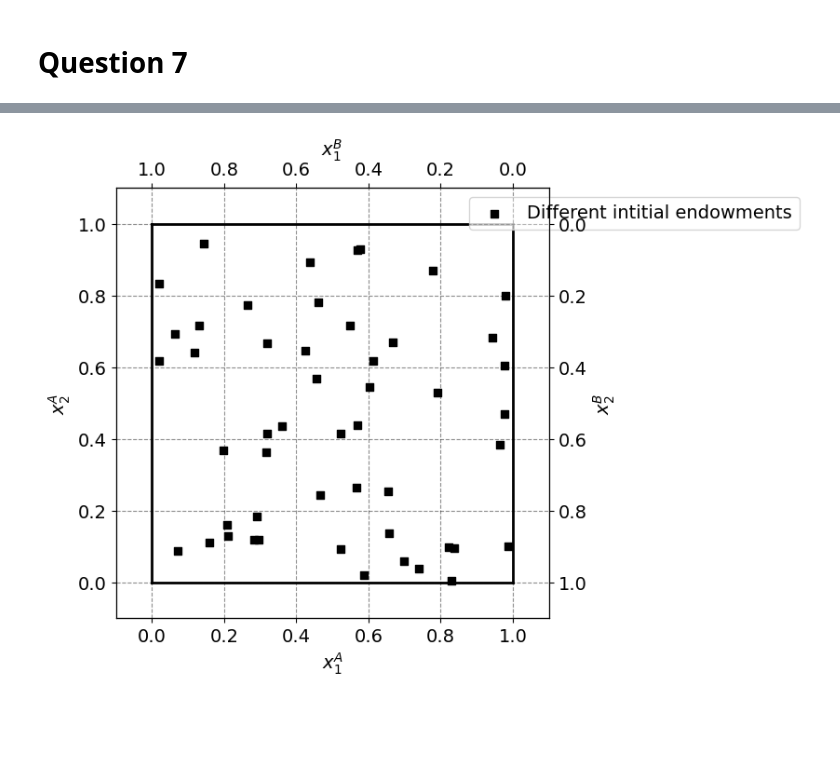
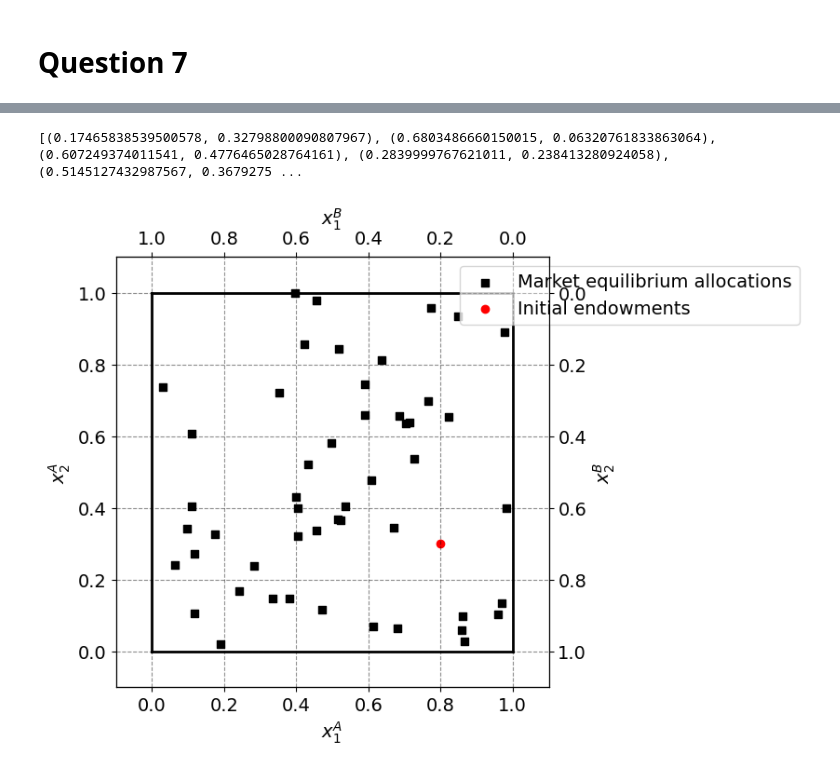
Before and after one commit to NumEconCopenhagen/projects-2024-simon-katrine, a Jupyter notebook: inauguralproject/inauguralproject.ipynb, the cells around one changed output, grey strips where cells are left out. Drawn from its saved outputs; the diff is of its cells as text; code cells hidden in the pictures; blank space fills up the shorter version.

```diff
--- a/inauguralproject/inauguralproject.ipynb
+++ b/inauguralproject/inauguralproject.ipynb
@@ -465,0 +619,27 @@ We cannot code the market equilibriums and therefore we have plottet the 50 diff
+# %%
+# Define the market_clearing function, where we return the absolute value of eps1 and eps2
+def market_clearing(p1, model_instance):
+    eps1, eps2 = model_instance.check_market_clearing(p1)
+    return abs(eps1) + abs(eps2)
+
+# List to store allocations for consumer A
+allocations_A = []
+
+# Loop over each initial endowment allocation found in question 7
+for i in range(50):
+    # Print the initial endowment for consumer A
+    print(f"Iteration {i+1}: Initial endowment for consumer A: (w1A, w2A) =", tuple(initial_endowments_A[i]))
+
+    # Here, you would do the rest of your calculations to find the optimal prices and allocations
+    # For simplicity, let's assume some random allocations
+    x1A = np.random.uniform(0, 1)
+    x2A = np.random.uniform(0, 1)
+
+    # Append the allocation for consumer A to the list
+    allocations_A.append((x1A, x2A))
+
+    # Print the allocation for consumer A
+    print(f"Iteration {i+1}: Allocation for consumer A: (x1A, x2A) = ({x1A}, {x2A})")
+
+# Now, you can use the allocations_A list to plot the values in an Edward plot
+# You would need to provide more details or code for how you intend to plot them in the Edward plot
@@ -466,37 +664,41 @@ We cannot code the market equilibriums and therefore we have plottet the 50 diff
+# %%
+print(allocations_A)
+# %% [output]
+[(0.17465838539500578, 0.32798800090807967), (0.6803486660150015, 0.06320761833863064), (0.607249374011541, 0.4776465028764161), (0.2839999767621011, 0.238413280924058), (0.5145127432987567, 0.3679275 ...
 # %%
 # a. total endowment
 w1bar = 1.0
 w2bar = 1.0
 
 # b. figure set up
 fig = plt.figure(frameon=False,figsize=(6,6), dpi=100)
 ax_A = fig.add_subplot(1, 1, 1)
 
 ax_A.set_xlabel("$x_1^A$")
 ax_A.set_ylabel("$x_2^A$")
 
 temp = ax_A.twinx()
 temp.set_ylabel("$x_2^B$")
 ax_B = temp.twiny()
 ax_B.set_xlabel("$x_1^B$")
 ax_B.invert_xaxis()
 ax_B.invert_yaxis()
 
-# Plotting the better combinations of x1 and x2 for consumer A and B
-#ax_A.scatter(par.w1A,par.w2A,marker='s',color='black',label='endowment')
-ax_A.scatter([point[0] for point in initial_endowments_A], [point[1] for point in initial_endowments_A], marker='s', color='black', label='Different intitial endowments')
+# Plotting the market equilibrium allocation and the initial endowments
+ax_A.scatter([point[0] for point in allocations_A], [point[1] for point in allocations_A], marker='s', color='black', label='Market equilibrium allocations')
+ax_A.scatter([0.8], [0.3], marker='o', color='red', label='Initial endowments')
 
 # limits
 ax_A.plot([0,w1bar],[0,0],lw=2,color='black')
 ax_A.plot([0,w1bar],[w2bar,w2bar],lw=2,color='black')
 ax_A.plot([0,0],[0,w2bar],lw=2,color='black')
 ax_A.plot([w1bar,w1bar],[0,w2bar],lw=2,color='black')
 
 ax_A.set_xlim([-0.1, w1bar + 0.1])
 ax_A.set_ylim([-0.1, w2bar + 0.1])
 ax_B.set_xlim([w1bar + 0.1, -0.1])
 ax_B.set_ylim([w2bar + 0.1, -0.1])
 
 ax_A.legend(frameon=True,loc='upper right',bbox_to_anchor=(1.6,1.0));
 # %% [output]
-[figure, old version]
+[figure, new version]
```
Also changed, not shown: parts of 8 cells of this notebook, 4 other files.
